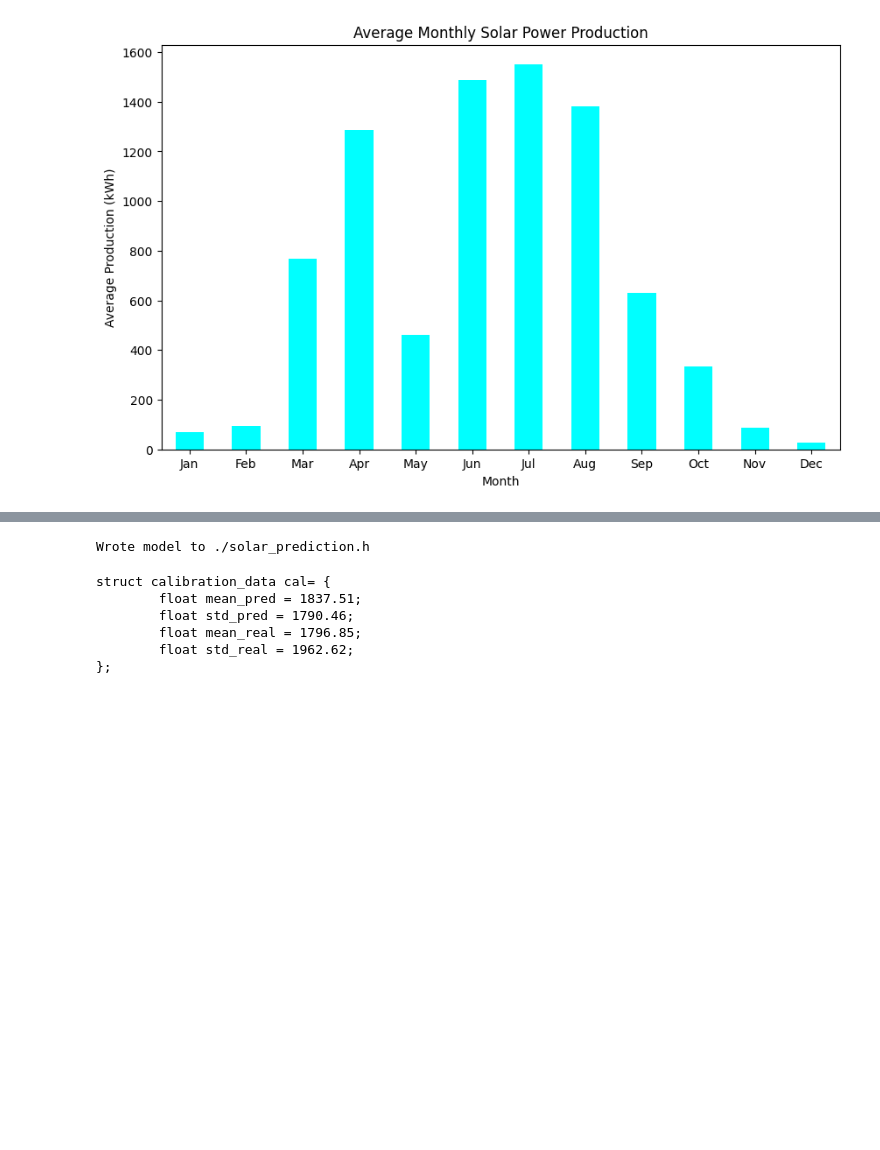
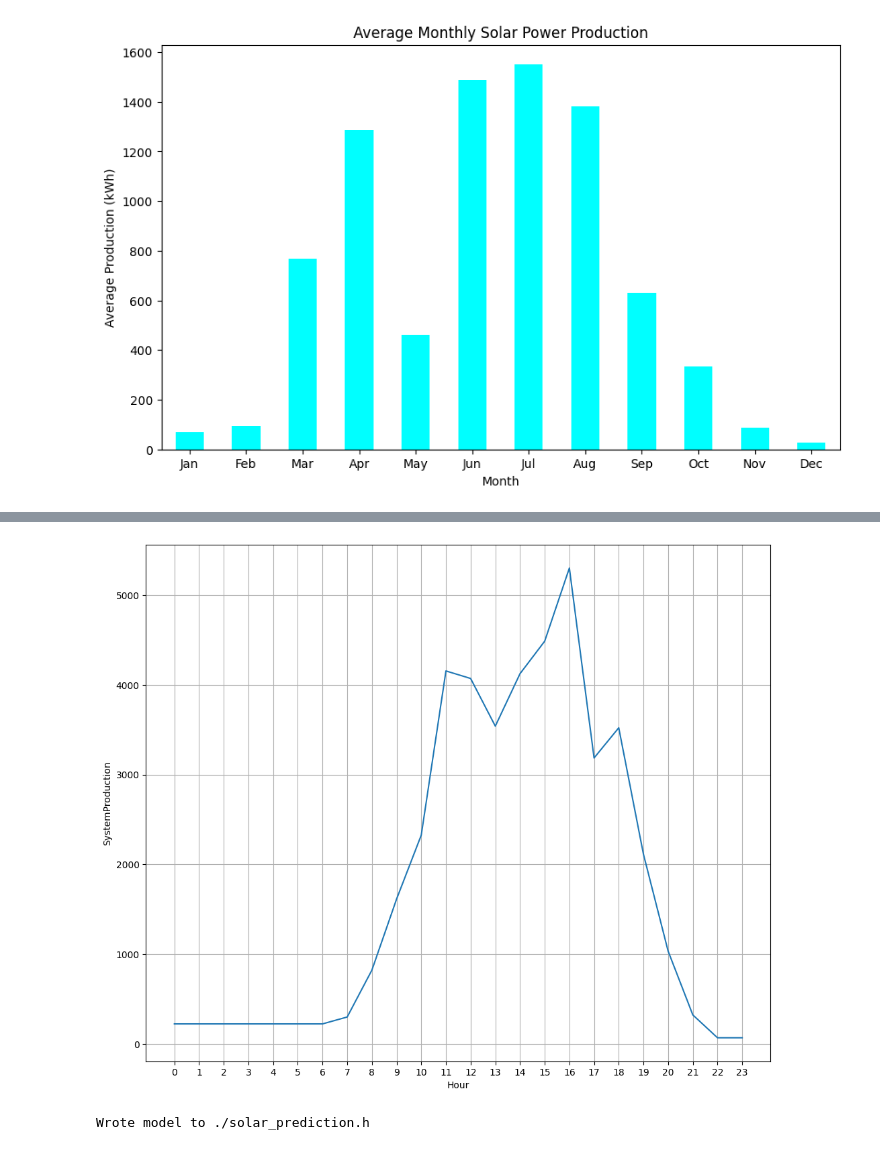
Before and after one commit to Califfo8/SmartBreeze-IoT-Project, a Jupyter notebook: AI/AI_training.ipynb, the cells around one changed output, grey strips where cells are left out. Cells and saved outputs as stored; diff of their text form; code cells hidden in the pictures; blank space fills up the shorter version.

```diff
--- a/AI/AI_training.ipynb
+++ b/AI/AI_training.ipynb
@@ -302 +230,16 @@ Predicted Solar Power Production for 2024-07-21 00:00:00: 139.57 kWh
+# %%
+import matplotlib.pyplot as plt
+# Select a specific date to plot
+Date = [7,15]
+# Plot the SystemProduction for each hour of the day
+selected_day = x_all_year[(x_all_year['Month'] == Date[0]) & (x_all_year['Day'] == Date[1])]
+plt.figure(figsize=(12, 10))
+plt.plot(selected_day['Hour'], y_all_year[selected_day.index])
+plt.grid()
+plt.xticks(range(24))
+plt.xlabel('Hour')
+plt.ylabel('SystemProduction')
+plt.show()
+# %% [output]
+[figure, added]
 # %%
@@ -310,25 +253,3 @@ cmodel.save(file=path, name='solar_prediction')
 print('Wrote model to', path)
 # %% [output]
 Wrote model to ./solar_prediction.h
-# %%
-# Gaussian Calibration
-from sklearn.calibration import CalibratedClassifierCV
-
-# Calcola la media e la deviazione standard delle previsioni e dei target
-mean_pred = np.mean(y_pred)
-std_pred = np.std(y_pred)
-mean_real = np.mean(y_test)
-std_real = np.std(y_test)
-print("struct calibration_data cal= {")
-print(f"\tfloat mean_pred = {mean_pred:.2f};")
-print(f"\tfloat std_pred = {std_pred:.2f};")
-print(f"\tfloat mean_real = {mean_real:.2f};")
-print(f"\tfloat std_real = {std_real:.2f};")
-print("};")
-# %% [output]
-struct calibration_data cal= {
-        float mean_pred = 1837.51;
-        float std_pred = 1790.46;
-        float mean_real = 1796.85;
-        float std_real = 1962.62;
-};
```
Also changed, not shown: parts of 12 cells of this notebook.
